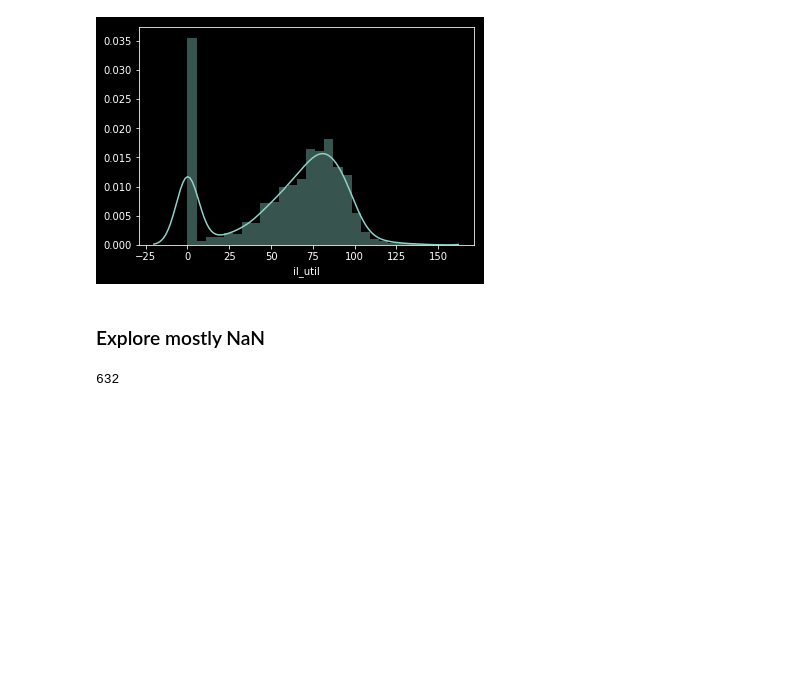
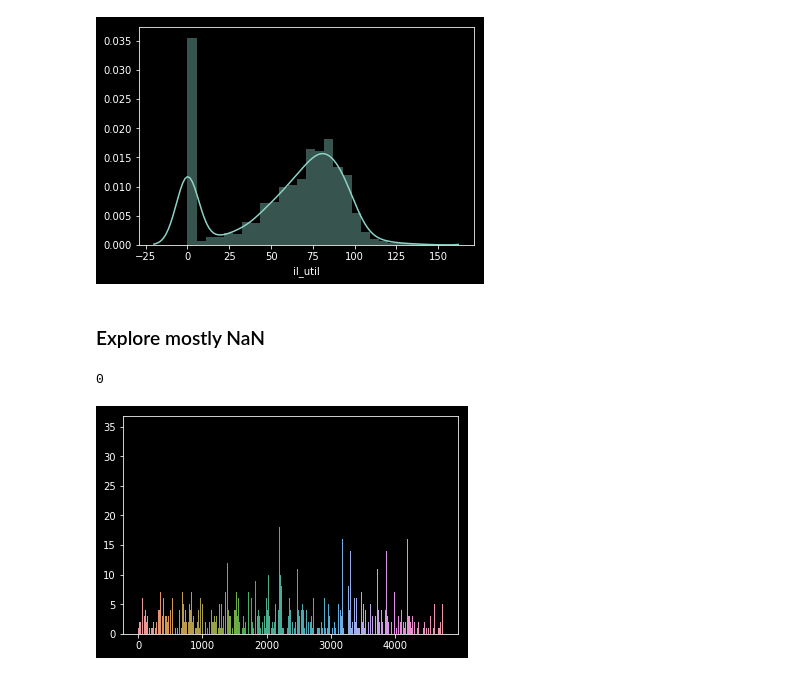
Before and after one commit to peytonrunyan/loans, a Jupyter notebook: loan_trees.ipynb, the cells around one changed output. Cells and saved outputs as stored; diff of their text form; code cells hidden in the pictures; blank space fills up the shorter version.

```diff
--- a/loan_trees.ipynb
+++ b/loan_trees.ipynb
@@ -217,7 +216,7 @@ sns.distplot(df.il_util.fillna(0))
 # 'annual_inc_joint', 'dti_joint', 'mths_since_last_delinq',
 # 'mths_since_last_major_derog', 'mths_since_last_record',
 # 'mths_since_recent_bc_dlq', 'sec_app_open_act_il'
-df.sec_app_open_act_il.isin([0]).sum()
+df.annual_inc_joint.isin([0]).sum()
 # %% [output]
-632
+0
 # %%
@@ -224,0 +224,4 @@ df.sec_app_open_act_il.value_counts()
+# %%
+sns.barplot(x=df.sec_app_open_act_il.dropna().index, y=df.sec_app_open_act_il.dropna().values)
+# %% [output]
+[figure, added]
```
Also changed, not shown: parts of 9 cells of this notebook.
